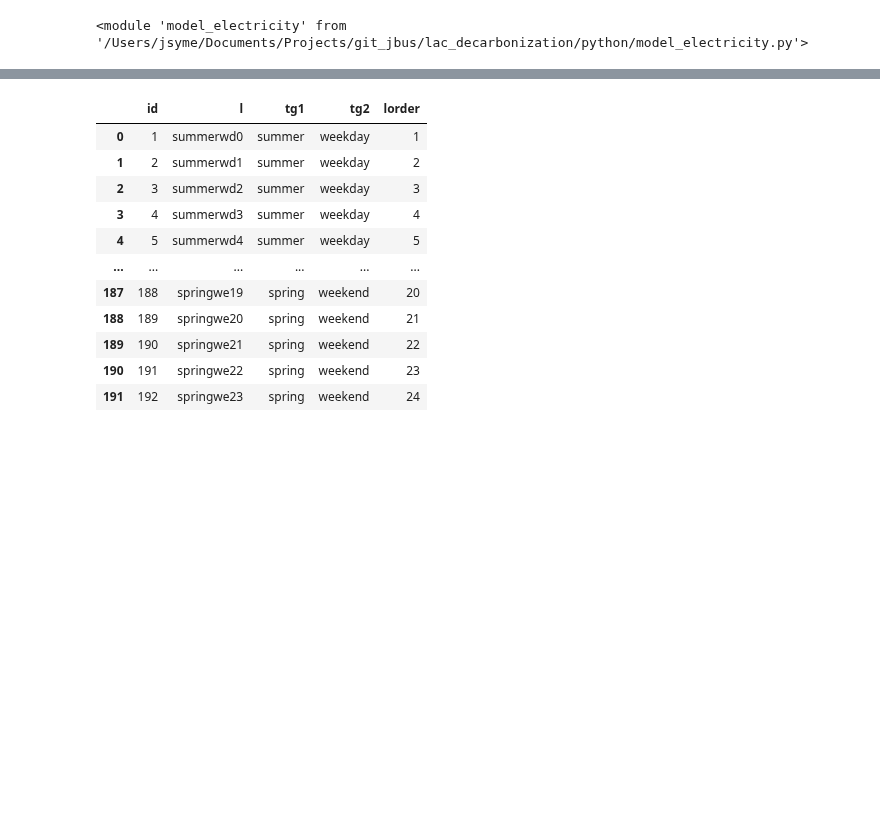
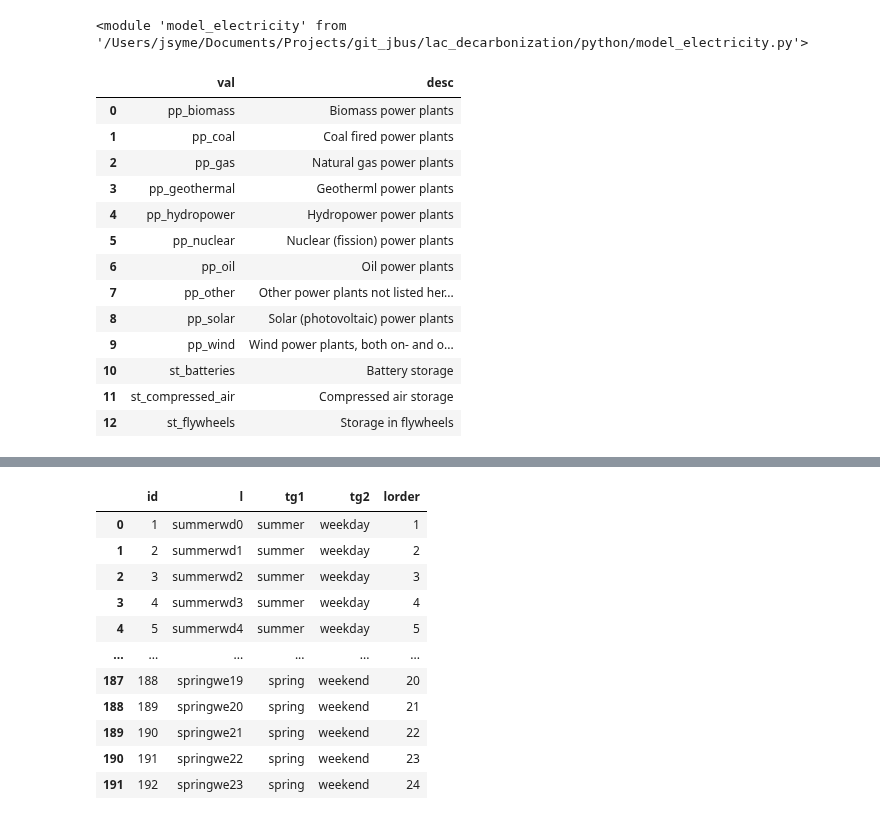
Before and after one commit to jarojasag/lac_decarbonization, a Jupyter notebook: python/build_energy.ipynb, the cells around one changed output, grey strips where cells are left out. Saved outputs shown, nothing was run; the diff lists cells and outputs as text; code cells hidden in the pictures; blank space fills up the shorter version.

```diff
--- a/python/build_energy.ipynb
+++ b/python/build_energy.ipynb
@@ -28,6 +28,23 @@ importlib.reload(se)
 importlib.reload(ml)
 # %% [output]
 <module 'model_electricity' from '/Users/jsyme/Documents/Projects/git_jbus/lac_decarbonization/python/model_electricity.py'>
+# %%
+model_elec.format_nemomod_attribute_table_technology()
+# %% [output]
+|  | val | desc |
+| 0 | pp_biomass | Biomass power plants |
+| 1 | pp_coal | Coal fired power plants |
+| 2 | pp_gas | Natural gas power plants |
+| 3 | pp_geothermal | Geotherml power plants |
+| 4 | pp_hydropower | Hydropower power plants |
+| 5 | pp_nuclear | Nuclear (fission) power plants |
+| 6 | pp_oil | Oil power plants |
+| 7 | pp_other | Other power plants not listed her... |
+| 8 | pp_solar | Solar (photovoltaic) power plants |
+| 9 | pp_wind | Wind power plants, both on- and o... |
+| 10 | st_batteries | Battery storage |
+| 11 | st_compressed_air | Compressed air storage |
+| 12 | st_flywheels | Storage in flywheels |
 # %%
 sa.model_attributes.configuration.get("region")
 # %% [output]
```
Also changed, not shown: parts of 1 cell of this notebook, 4 other files.
